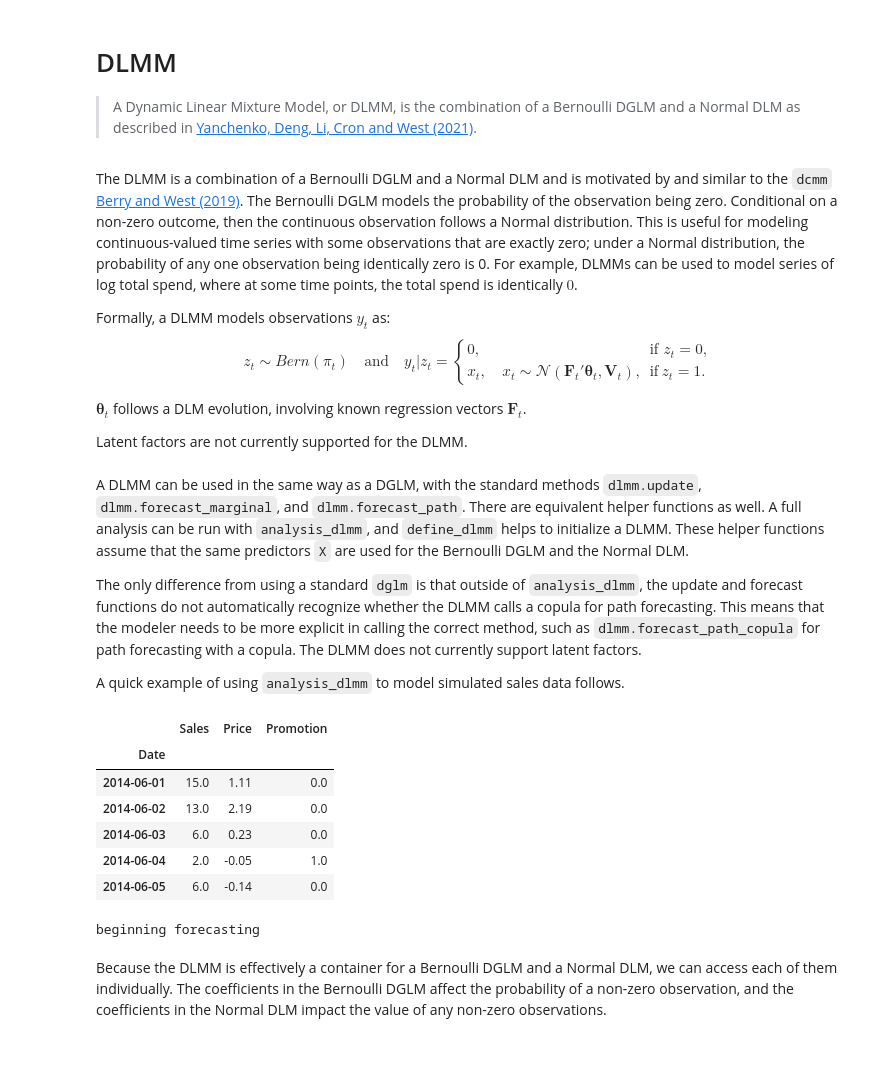
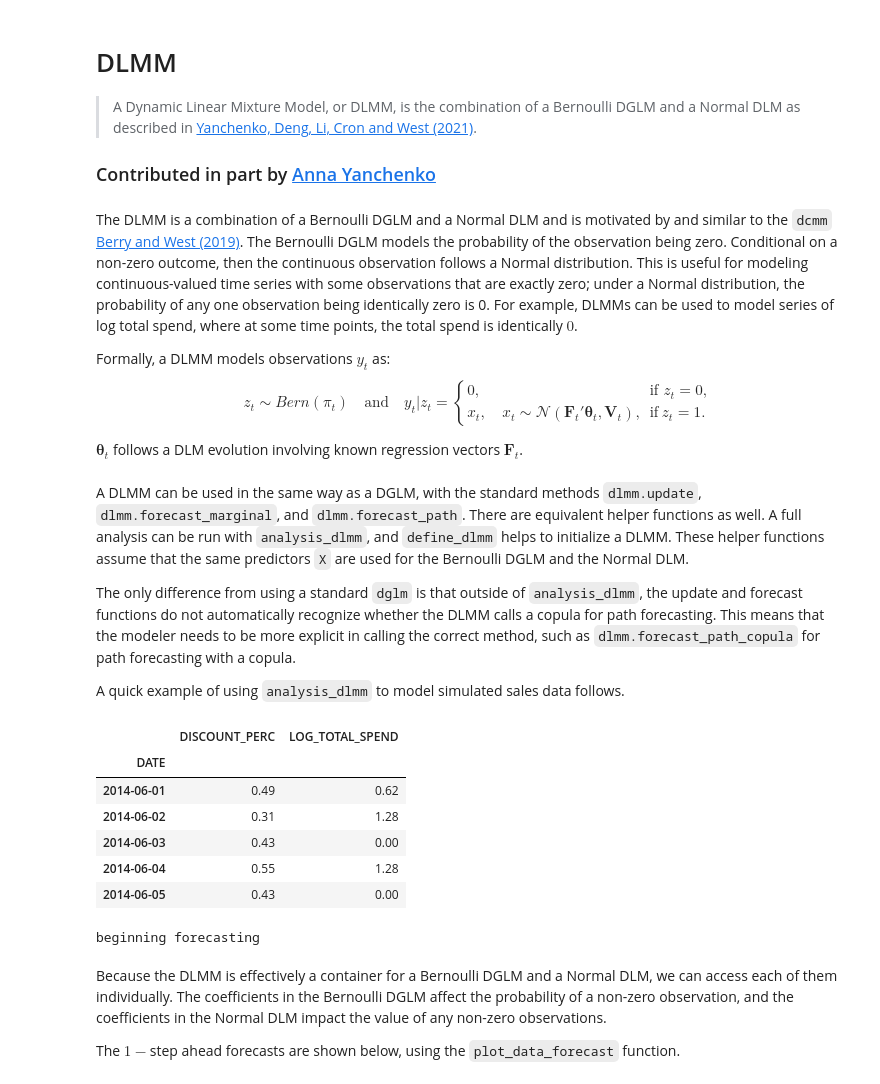
Before and after one commit to lavinei/pybats, a Jupyter notebook: nbs/15_dlmm.ipynb, the cells around one changed output. Cells and saved outputs as stored; diff of their text form; code cells hidden in the pictures; blank space fills up the shorter version.

```diff
--- a/nbs/15_dlmm.ipynb
+++ b/nbs/15_dlmm.ipynb
@@ -8,6 +8,9 @@
 # DLMM
 
 > A Dynamic Linear Mixture Model, or DLMM, is the combination of a Bernoulli DGLM and a Normal DLM as described in [Yanchenko, Deng, Li, Cron and West (2021)](https://arxiv.org/pdf/2101.03408.pdf).
+
+
+### Contributed in part by [Anna Yanchenko](https://aky4wn.github.io/)
 # %% [markdown]
 The DLMM is a combination of a Bernoulli DGLM and a Normal DLM and is motivated by and similar to the `dcmm` [Berry and West (2019)](https://arxiv.org/pdf/1805.05232.pdf). The Bernoulli DGLM models the probability of the observation being zero. Conditional on a non-zero outcome, then the continuous observation follows a Normal distribution. This is useful for modeling continuous-valued time series with some observations that are exactly zero; under a Normal distribution, the probability of any one observation being identically zero is 0. For example, DLMMs can be used to model series of log total spend, where at some time points, the total spend is identically $0$.
 
@@ -20,9 +23,7 @@ x_{t}, \quad x_{t} \sim \mathcal{N}(\mathbf{F}_t'\boldsymbol{\theta}_t, \mathbf{
 \end{cases}
 $$
 
-$\boldsymbol{\theta}_t$ follows a DLM evolution, involving known regression vectors  $\mathbf{F}_t$.
-
-Latent factors are not currently supported for the DLMM.
+$\boldsymbol{\theta}_t$ follows a DLM evolution involving known regression vectors  $\mathbf{F}_t$.
 # %%
 #hide
 #exporti
@@ -186,27 +237,26 @@ class dlmm:
 # %% [markdown]
 A DLMM can be used in the same way as a DGLM, with the standard methods `dlmm.update`, `dlmm.forecast_marginal`, and `dlmm.forecast_path`. There are equivalent helper functions as well. A full analysis can be run with `analysis_dlmm`, and `define_dlmm` helps to initialize a DLMM. These helper functions assume that the same predictors `X` are used for the Bernoulli DGLM and the Normal DLM.
 
-The only difference from using a standard `dglm` is that outside of `analysis_dlmm`, the update and forecast functions do not automatically recognize whether the DLMM calls a copula for path forecasting. This means that the modeler needs to be more explicit in calling the correct method, such as `dlmm.forecast_path_copula` for path forecasting with a copula. The DLMM does not currently support latent factors.
+The only difference from using a standard `dglm` is that outside of `analysis_dlmm`, the update and forecast functions do not automatically recognize whether the DLMM calls a copula for path forecasting. This means that the modeler needs to be more explicit in calling the correct method, such as `dlmm.forecast_path_copula` for path forecasting with a copula.
 
 A quick example of using `analysis_dlmm` to model simulated sales data follows.
 # %%
 import pandas as pd
 import numpy as np
 import matplotlib.pyplot as plt
 
-from pybats.shared import load_sales_example2
+from pybats.shared import load_dlmm_example
 from pybats.analysis import analysis_dlmm
 from pybats.plot import plot_data_forecast
 from pybats.point_forecast import median
-import matplotlib.pyplot as plt
 
-data = load_sales_example2()
+data = load_dlmm_example()
 data.head()
 # %% [output]
-|  | Sales | Price | Promotion |
-| Date |  |  |  |
-| 2014-06-01 | 15.0 | 1.11 | 0.0 |
-| 2014-06-02 | 13.0 | 2.19 | 0.0 |
-| 2014-06-03 | 6.0 | 0.23 | 0.0 |
-| 2014-06-04 | 2.0 | -0.05 | 1.0 |
-| 2014-06-05 | 6.0 | -0.14 | 0.0 |
+|  | DISCOUNT_PERC | LOG_TOTAL_SPEND |
+| DATE |  |  |
+| 2014-06-01 | 0.49 | 0.62 |
+| 2014-06-02 | 0.31 | 1.28 |
+| 2014-06-03 | 0.43 | 0.00 |
+| 2014-06-04 | 0.55 | 1.28 |
+| 2014-06-05 | 0.43 | 0.00 |
@@ -235,6 +284,8 @@ mod, samples = analysis_dlmm(data['Sales'].values, data[['Price', 'Promotion']].
 beginning forecasting
 # %% [markdown]
 Because the DLMM is effectively a container for a Bernoulli DGLM and a Normal DLM, we can access each of them individually. The coefficients in the Bernoulli DGLM affect the probability of a non-zero observation, and the coefficients in the Normal DLM impact the value of any non-zero observations.
+
+The $1-$step ahead forecasts are shown below, using the `plot_data_forecast` function.
 # %%
 forecast = median(samples)
 
```
Also changed, not shown: parts of 5 cells of this notebook, 24 other files.
